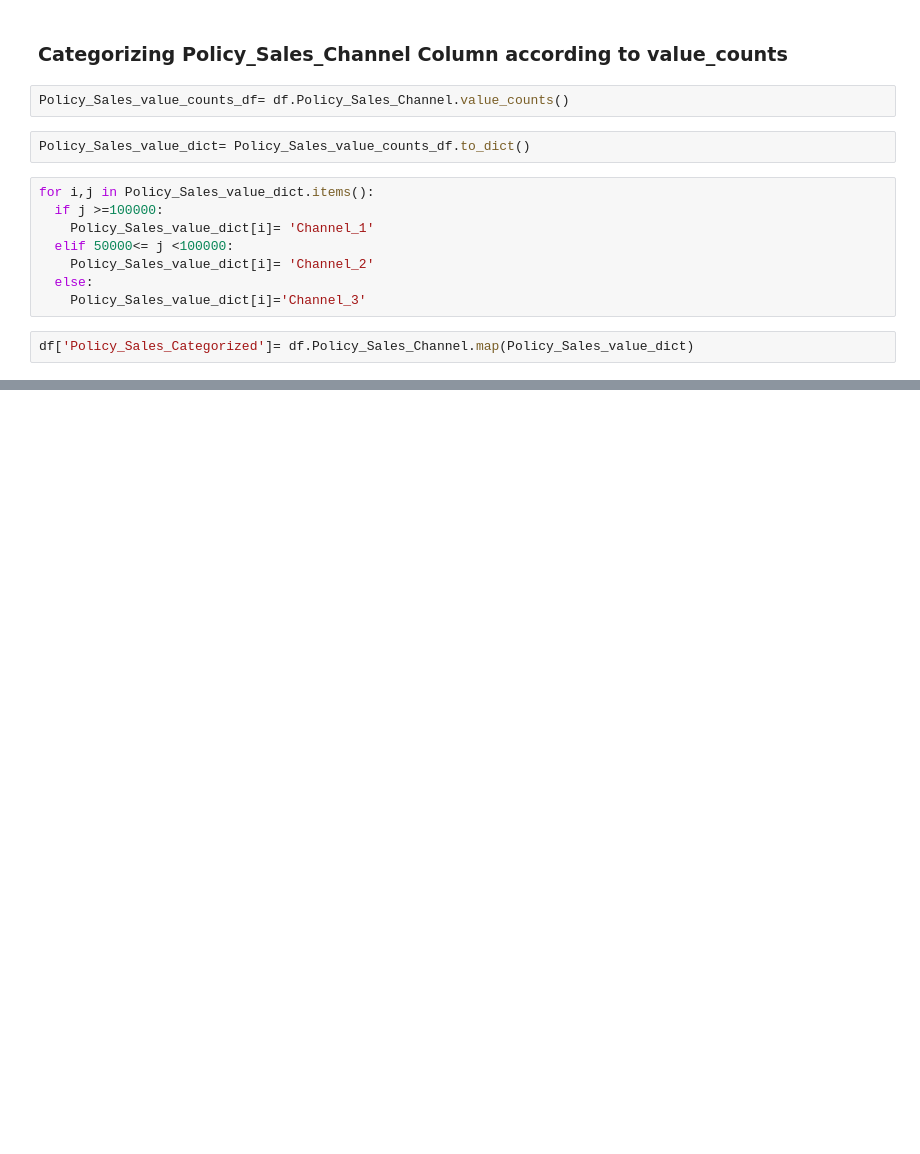
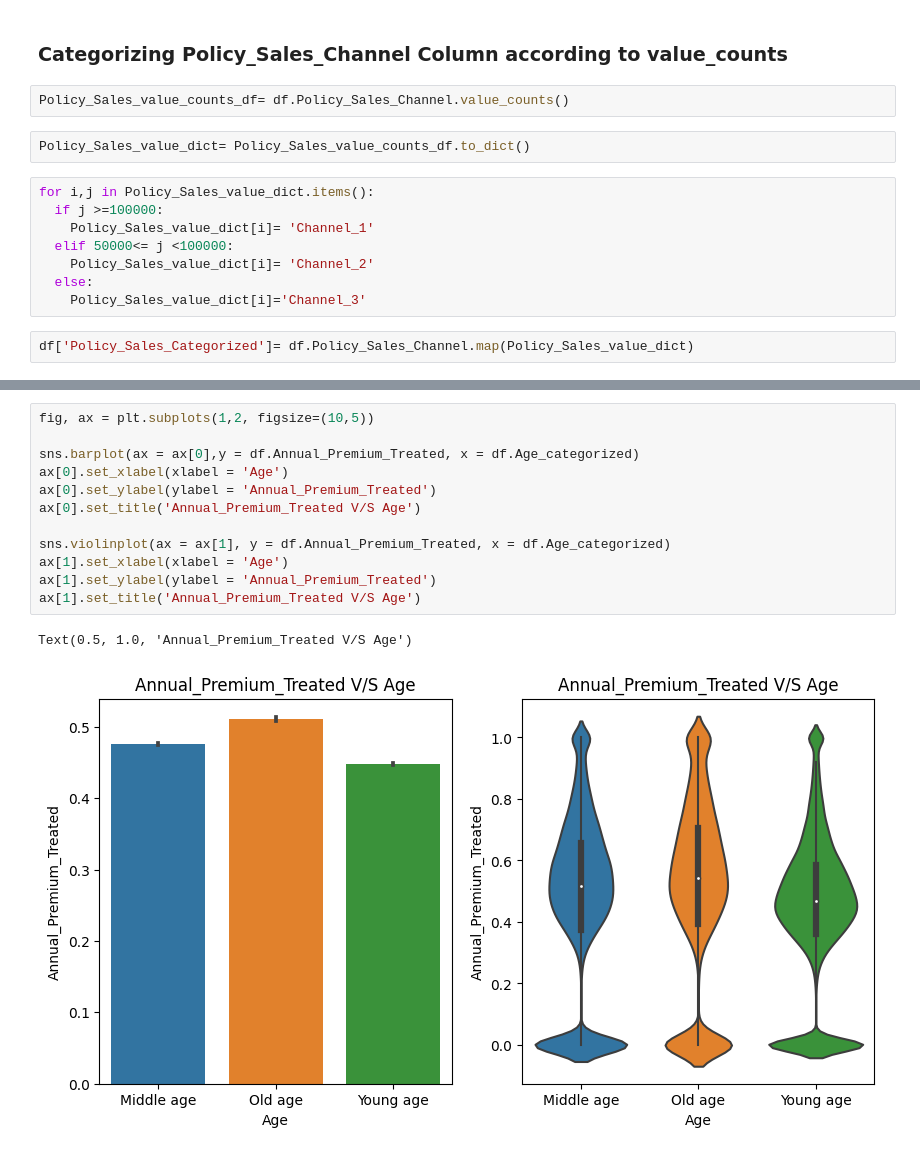
Before and after one commit to diptiranjan1998/Health-Insurance-Cross-Sell-Prediction, a Jupyter notebook: Health_Insurance_Cross_Sell_Prediction.ipynb, the cells around one changed output, grey strips where cells are left out. Saved outputs shown, nothing was run; the diff lists cells and outputs as text; blank space fills up the shorter version.

```diff
--- a/Health_Insurance_Cross_Sell_Prediction.ipynb
+++ b/Health_Insurance_Cross_Sell_Prediction.ipynb
@@ -476,0 +496,15 @@ Text(0.5, 1.0, 'Vehicle_Age V/S Annual_Premium_Treated')
+# %%
+fig, ax = plt.subplots(1,2, figsize=(10,5))
+
+sns.barplot(ax = ax[0],y = df.Annual_Premium_Treated, x = df.Age_categorized)
+ax[0].set_xlabel(xlabel = 'Age')
+ax[0].set_ylabel(ylabel = 'Annual_Premium_Treated')
+ax[0].set_title('Annual_Premium_Treated V/S Age')
+
+sns.violinplot(ax = ax[1], y = df.Annual_Premium_Treated, x = df.Age_categorized)
+ax[1].set_xlabel(xlabel = 'Age')
+ax[1].set_ylabel(ylabel = 'Annual_Premium_Treated')
+ax[1].set_title('Annual_Premium_Treated V/S Age')
+# %% [output]
+Text(0.5, 1.0, 'Annual_Premium_Treated V/S Age')
+[figure, added]
```
Also changed, not shown: parts of 6 cells of this notebook.
